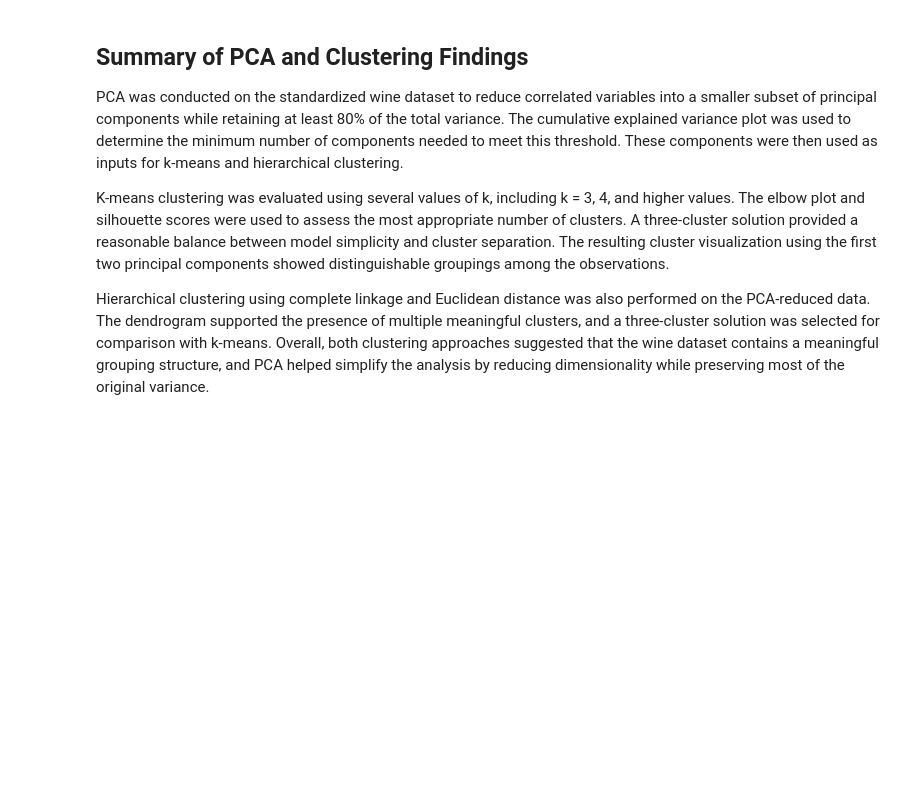
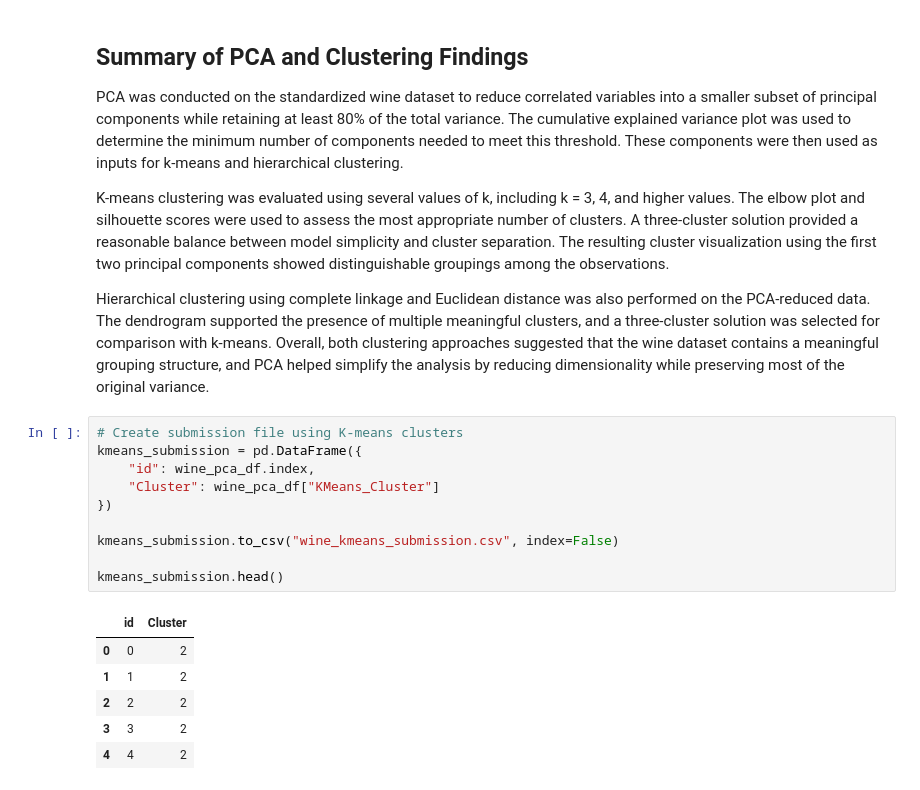
Before and after one commit to hrodjr3/NURepository, a Jupyter notebook: Week7Kaggle.ipynb, the cells around one changed output. Cells and saved outputs as stored; diff of their text form; blank space fills up the shorter version.

```diff
--- a/Week7Kaggle.ipynb
+++ b/Week7Kaggle.ipynb
@@ -344,3 +344,20 @@ PCA was conducted on the standardized wine dataset to reduce correlated variable
 K-means clustering was evaluated using several values of k, including k = 3, 4, and higher values. The elbow plot and silhouette scores were used to assess the most appropriate number of clusters. A three-cluster solution provided a reasonable balance between model simplicity and cluster separation. The resulting cluster visualization using the first two principal components showed distinguishable groupings among the observations.
 
 Hierarchical clustering using complete linkage and Euclidean distance was also performed on the PCA-reduced data. The dendrogram supported the presence of multiple meaningful clusters, and a three-cluster solution was selected for comparison with k-means. Overall, both clustering approaches suggested that the wine dataset contains a meaningful grouping structure, and PCA helped simplify the analysis by reducing dimensionality while preserving most of the original variance.
+# %%
+# Create submission file using K-means clusters
+kmeans_submission = pd.DataFrame({
+    "id": wine_pca_df.index,
+    "Cluster": wine_pca_df["KMeans_Cluster"]
+})
+
+kmeans_submission.to_csv("wine_kmeans_submission.csv", index=False)
+
+kmeans_submission.head()
+# %% [output]
+|  | id | Cluster |
+| 0 | 0 | 2 |
+| 1 | 1 | 2 |
+| 2 | 2 | 2 |
+| 3 | 3 | 2 |
+| 4 | 4 | 2 |
```
Also changed, not shown: parts of 1 cell of this notebook, 2 other files.
